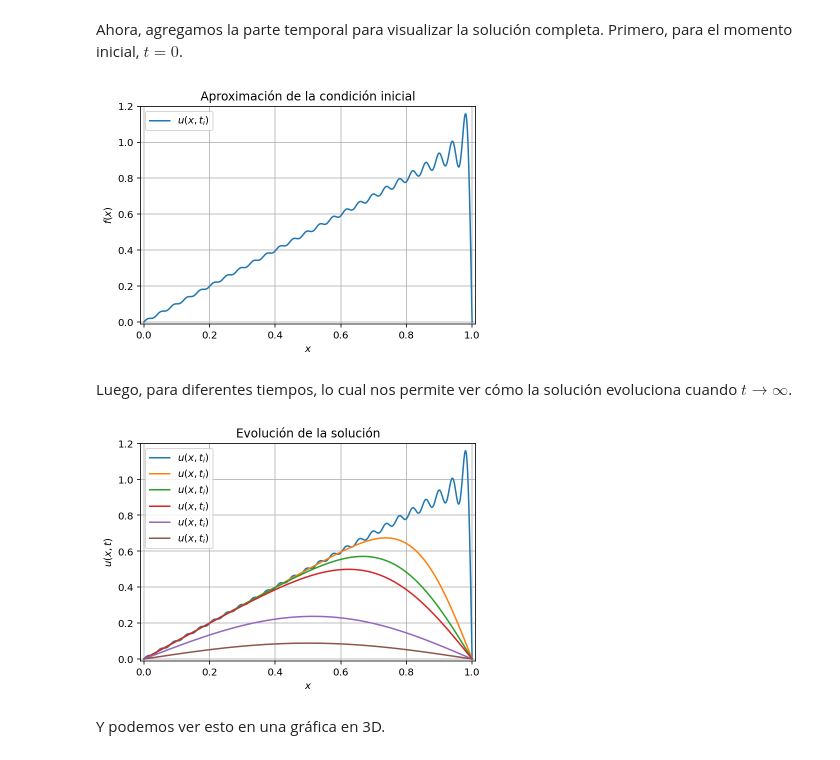
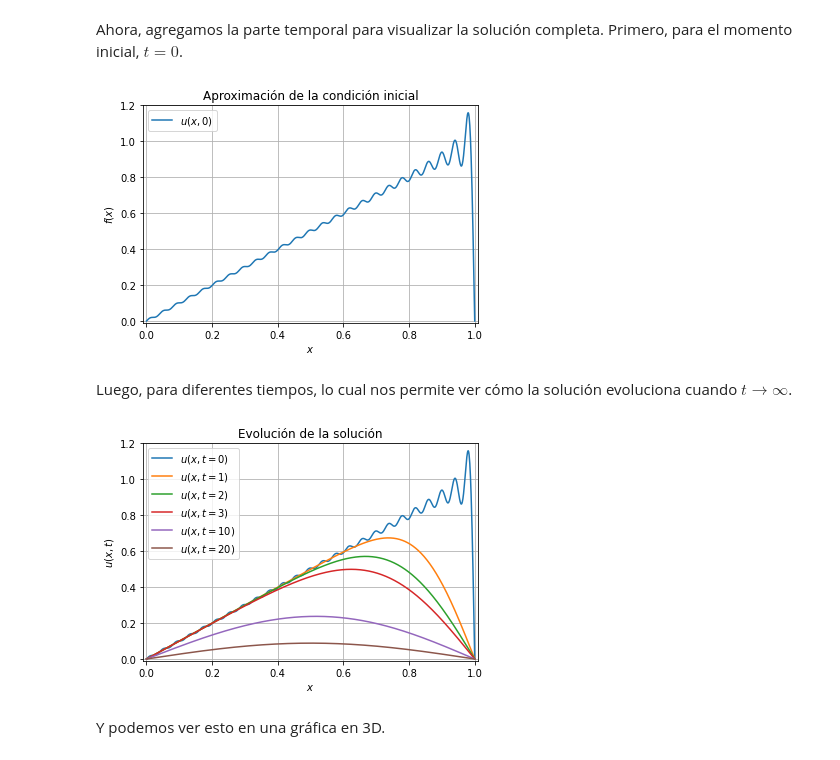
Before and after one commit to Medetl/EDP1, a Jupyter notebook: Notebooks/Ecuacion de calor.ipynb, the cells around one changed output. Drawn from its saved outputs; the diff is of its cells as text; code cells hidden in the pictures.

```diff
--- a/Notebooks/Ecuacion de calor.ipynb
+++ b/Notebooks/Ecuacion de calor.ipynb
@@ -77,28 +74,28 @@ x = linspace(0,1,1000)
 t = linspace(0,10,1000)
 U = u_x_t(x,t)
 # %%
-plot(x,U[:,0],label='$u(x,t_i)$')
+plot(x,U[:,0],label='$u(x,0)$')
 plt.xlabel('$x$'); plt.ylabel('$f(x)$');
 plt.title("Aproximación de la condición inicial")
 xlim([-0.01,1.01]),ylim([-0.01,1.2]),grid(),legend()
 show()
 # %% [output]
-[figure, old version]
+[figure, new version]
 # %% [markdown]
 Luego, para diferentes tiempos, lo cual nos permite ver cómo la solución evoluciona cuando $t \to \infty$.
 # %%
-plot(x,U[:,0],label='$u(x,t_i)$') # Mejorar
-plot(x,U[:,1],label='$u(x,t_i)$')
-plot(x,U[:,2],label='$u(x,t_i)$')
-plot(x,U[:,3],label='$u(x,t_i)$')
-plot(x,U[:,10],label='$u(x,t_i)$')
-plot(x,U[:,20],label='$u(x,t_i)$')
+plot(x,U[:,0],label='$u(x,t=0)$') # Mejorar
+plot(x,U[:,1],label='$u(x,t=1)$')
+plot(x,U[:,2],label='$u(x,t=2)$')
+plot(x,U[:,3],label='$u(x,t=3)$')
+plot(x,U[:,10],label='$u(x,t=10)$')
+plot(x,U[:,20],label='$u(x,t=20)$')
 plt.xlabel('$x$'); plt.ylabel('$u(x,t)$');
 plt.title("Evolución de la solución")
 xlim([-0.01,1.01]),ylim([-0.01,1.2]),grid(),legend()
 show()
 # %% [output]
-[figure, old version]
+[figure, new version]
 # %% [markdown]
 Y podemos ver esto en una gráfica en 3D.
 # %%
```
Also changed, not shown: parts of 8 cells of this notebook.
